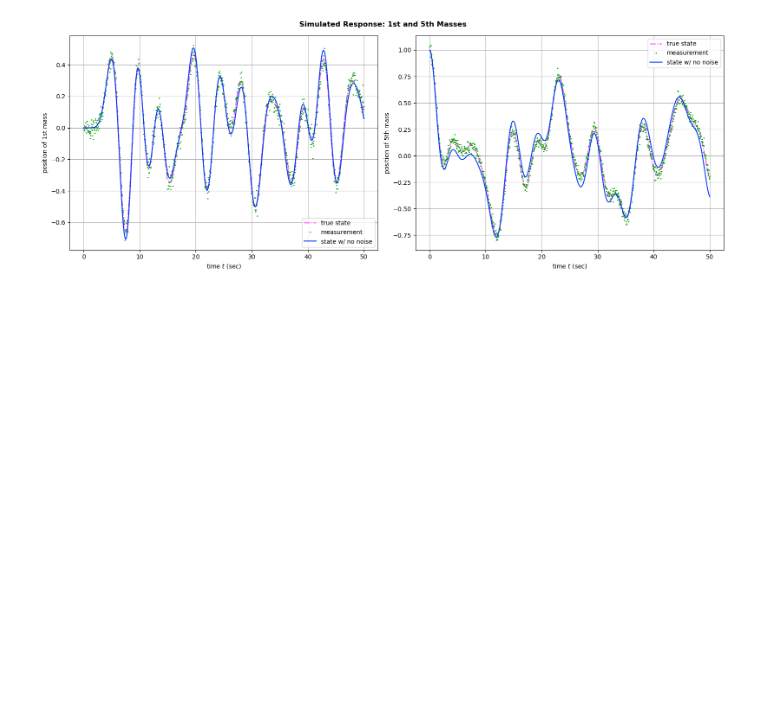
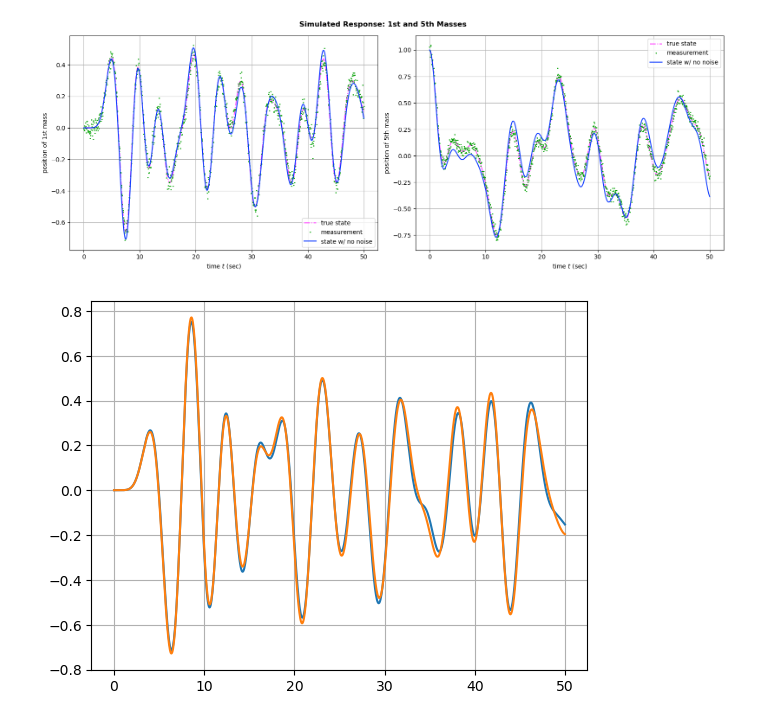
Before and after one commit to valentine-alia/MAE-6760, a Jupyter notebook: HW3/HW3_1.ipynb, the cells around one changed output. Saved outputs shown, nothing was run; the diff lists cells and outputs as text; code cells hidden in the pictures; blank space fills up the shorter version.

```diff
--- a/HW3/HW3_1.ipynb
+++ b/HW3/HW3_1.ipynb
@@ -116,6 +116,13 @@ fig.suptitle("Simulated Response: 1st and 5th Masses",
 plt.tight_layout()
 # %% [output]
 [figure]
+# %%
+ind = 1
+plt.plot(t, x_true[ind,:])
+plt.plot(t, x_no_w[ind,:])
+plt.grid()
+# %% [output]
+[figure, added]
 # %%
 # ------------------------------------------------------------
 # (a) KF using z_q1
```
Also changed, not shown: parts of 16 cells of this notebook, 1 other file.
